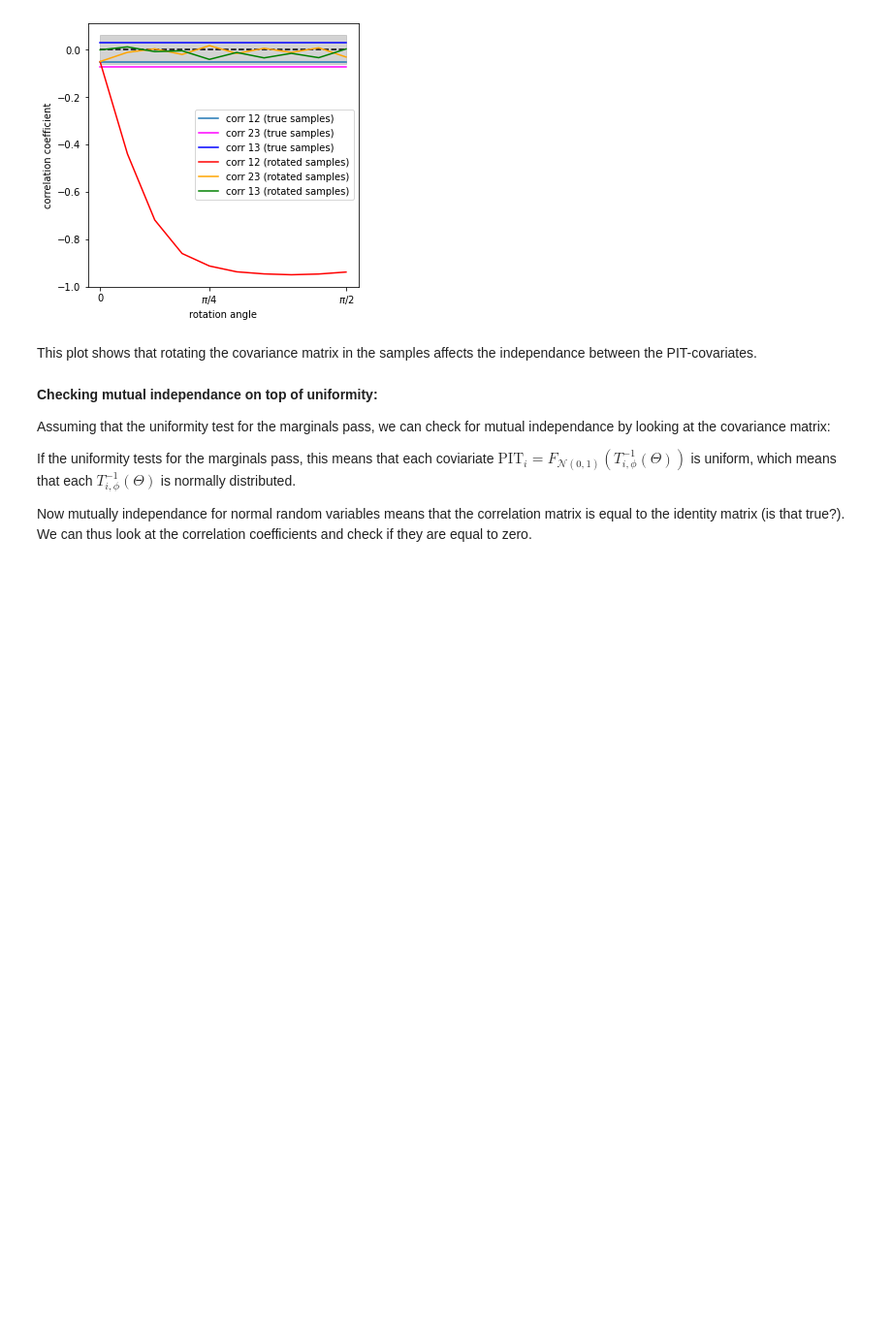
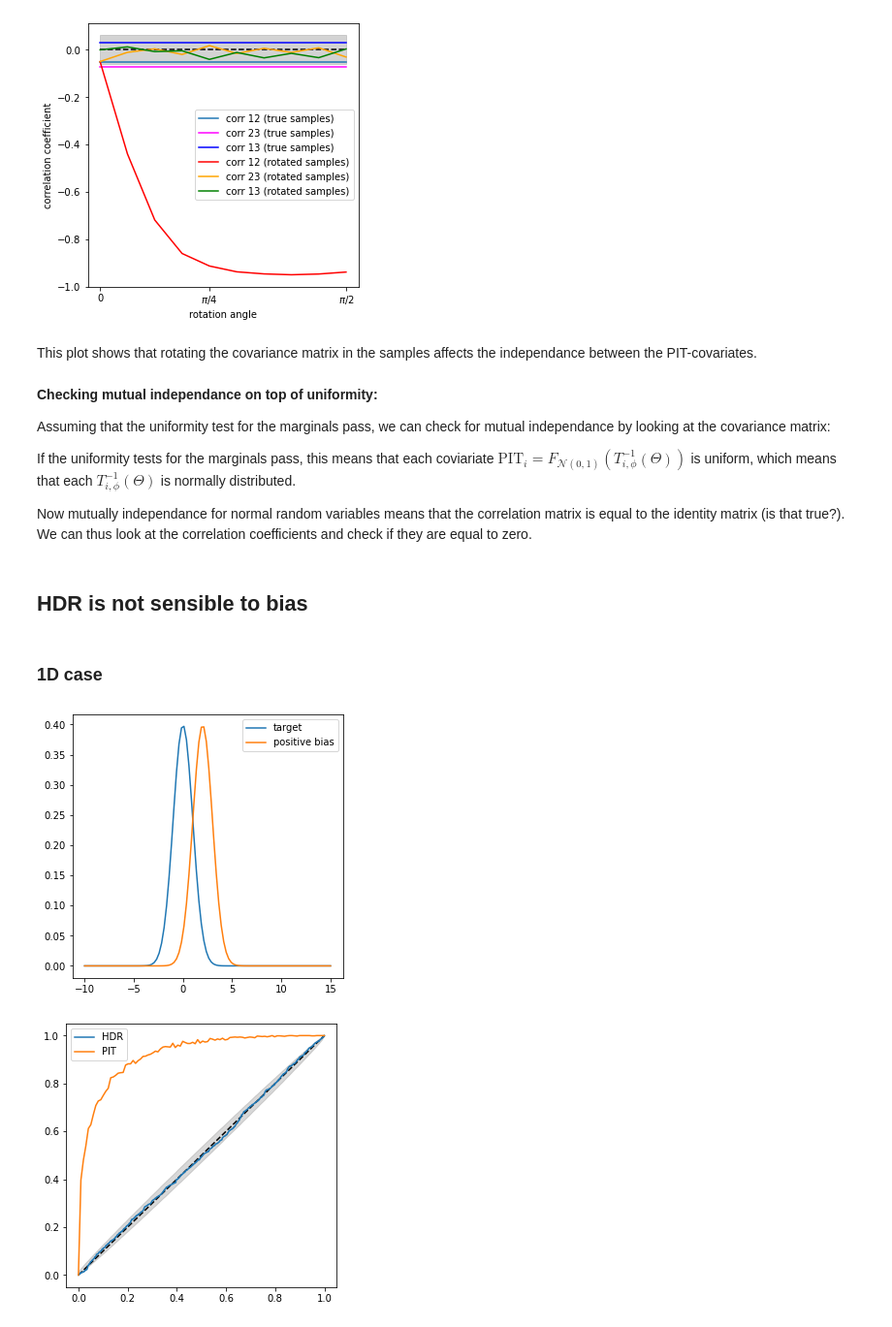
Before and after one commit to JuliaLinhart/valDiags_flows, a Jupyter notebook: MultiPIT_distributions_Toy.ipynb, the cells around one changed output. Shown at 97% size. Cells and saved outputs as stored; diff of their text form; code cells hidden in the pictures; blank space fills up the shorter version.

```diff
--- a/MultiPIT_distributions_Toy.ipynb
+++ b/MultiPIT_distributions_Toy.ipynb
@@ -72,12 +72,12 @@ def rotation_matrix(angle):
         ]
     )
 
-mean_false = np.array([mu_1, mu_2, mu_3])
+# rotate the covariance matrix
 angles = np.linspace(0, np.pi/2, 10)
 covariance_false_list = [
     np.matmul(np.matmul(rotation_matrix(angle), covariance), rotation_matrix(angle).T)
     for angle in angles
 ]
 false_mvns_list = [
-    mvn(mean=mean_false, cov=cov_false) for cov_false in covariance_false_list
+    mvn(mean=mean, cov=cov_false) for cov_false in covariance_false_list
 ]
@@ -354,7 +324,6 @@ We keep the same trained MAF, but assume that the true data distribution is diff
 # %%
-# Plot distribution and pp-plots of
-# - the target distribution (here the false distribution) and
-# - the learned maf (trained on the original data)
+# Plot distribution and pp-plots for the learned maf:
+# trained on the original data, but evaluated in rotated samples.
 
 # Pairplot
 columns = [r"$\theta_1$", r"$\theta_2$", r"$\theta_3$"]
@@ -423,23 +392,24 @@ for i in range(len(angles)):
     z_maf_1 = np.array([np.mean(P_1_maf < alpha) for alpha in alphas])
     test_statistics_multiPIT['dim_1'][i] = np.round(((z_maf_1 - alphas) ** 2).sum() / len(alphas), 3)
     plt.plot(alphas, z_maf_1, label=f'1, T = {test_statistics_multiPIT["dim_1"][i]}')
-    # r_alpha_2_context = np.array(z_maf_1).reshape(-1,1)
+
     r_alpha_2 = infer_multiPIT_r_alphas_baseline(np.concatenate(pit_eval[:1],axis=1), clfs[1])
     r_alpha_2[alphas[-1]] = 1
     test_statistics_multiPIT['dim_2'][i] = np.round(compute_test_statistic(r_alpha_2), 3)
     pd.Series(r_alpha_2).plot(label=f'2, T = {test_statistics_multiPIT["dim_2"][i]}')
-    # r_alpha_3_context = np.concatenate([np.array(z_maf_1).reshape(-1,1), np.array(z_maf_2).reshape(-1,1)], axis=1)
+
     r_alpha_3 = infer_multiPIT_r_alphas_baseline(np.concatenate(pit_eval[:2],axis=1), clfs[2])
     r_alpha_3[alphas[-1]] = 1
     test_statistics_multiPIT['dim_3'][i] = np.round(compute_test_statistic(r_alpha_3), 3)
     pd.Series(r_alpha_3).plot(label=f'3, T = {test_statistics_multiPIT["dim_3"][i]}')
+
     plt.legend()
     plt.title(r'MultiPIT conditional distributions ($P_i \mid P_{1:i-1}$)')
     plt.show()
 
-    x_ = torch.linspace(-10, 10, 100)
-    X1, X2, X3 = torch.meshgrid(x_, x_, x_)
-    samples = torch.cat([X1.reshape(-1, 1), X2.reshape(-1, 1), X3.reshape(-1, 1)], dim=1)
+    t_ = torch.linspace(-10, 10, 100)
+    T1, T2, T3 = torch.meshgrid(t_, t_, t_)
+    samples = torch.cat([T1.reshape(-1, 1), T2.reshape(-1, 1), T3.reshape(-1, 1)], dim=1)
 
     pdf = maf._log_prob(samples, context=None).exp()
 
@@ -605,3 +573,52 @@ If the uniformity tests for the marginals pass, this means that each coviariate
 
 Now mutually independance for normal random variables means that the correlation matrix is equal to the identity matrix (is that true?).
 We can thus look at the correlation coefficients and check if they are equal to zero.
+# %% [markdown]
+## HDR is not sensible to bias
+# %% [markdown]
+### 1D case
+# %%
+from scipy.stats import norm
+
+# PDF
+x = np.linspace(-10,15,100)
+pdf = norm().pdf(x)
+dist_biased =  norm(loc=2)
+pdf_2 = dist_biased.pdf(x)
+plt.plot(x, pdf, label='target')
+plt.plot(x, pdf_2, label='positive bias')
+plt.legend()
+plt.show()
+
+# Confidence region under null hypothesis
+alphas = np.linspace(0,1,100)
+confidence_region_null(alphas, N=1000)
+plt.plot(alphas, alphas, '--', color='black')
+
+# HDR
+ranks = []
+testset = norm().rvs(1000)
+for x_0 in testset:
+        samples = dist_biased.rvs(1000)
+        mask = dist_biased.pdf(x_0) < norm().pdf(samples)
+        rank = mask.sum() / torch.tensor(mask).numel()
+
+        ranks.append(torch.tensor(rank))
+
+ranks = torch.stack(ranks).cpu()
+ranks = torch.cat((ranks, torch.tensor([0.0, 1.0])))
+
+
+levels = torch.sort(ranks).values
+coverages = torch.linspace(0.0, 1.0, len(ranks))
+plt.plot(coverages, levels, label='HDR')
+
+# PIT
+PIT = [np.mean(dist_biased.cdf(norm().rvs(1000)) <= alpha) for alpha in alphas]
+plt.plot(alphas, PIT, label = 'PIT')
+
+plt.legend()
+plt.show()
+# %% [output]
+[figure, added]
+[figure, added]
```
Also changed, not shown: parts of 16 cells of this notebook.
